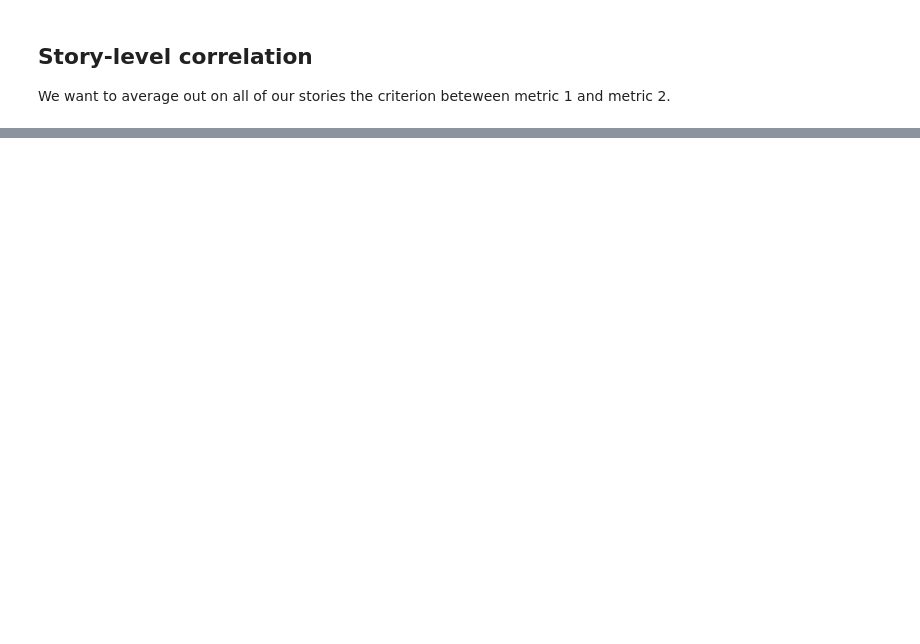
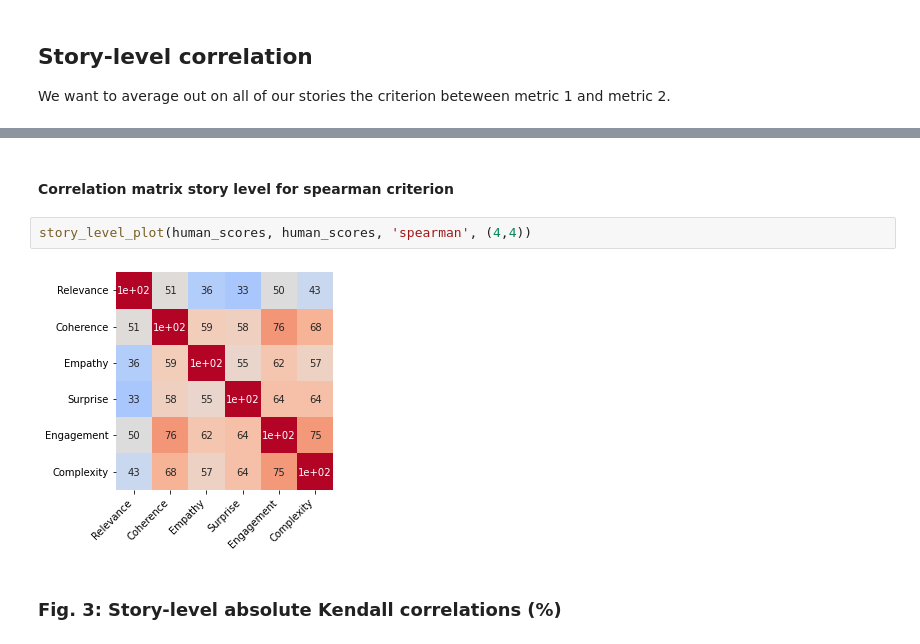
Before and after one commit to CamilleCoustaury/NLP-ENSAE-3A-Sujet4, a Jupyter notebook: data_visualization.ipynb, the cells around one changed output, grey strips where cells are left out. Drawn from its saved outputs; the diff is of its cells as text; blank space fills up the shorter version.

```diff
--- a/data_visualization.ipynb
+++ b/data_visualization.ipynb
@@ -219,0 +163,8 @@ array([[2.66666667, 4.        , 4.33333333, ..., 3.        , 3.66666667,
+# %% [markdown]
+#### Correlation matrix story level for spearman criterion
+# %%
+story_level_plot(human_scores, human_scores, 'spearman', (4,4))
+# %% [output]
+[figure, added]
+# %% [markdown]
+### Fig. 3: Story-level absolute Kendall correlations (%)
```
Also changed, not shown: parts of 39 cells of this notebook.
